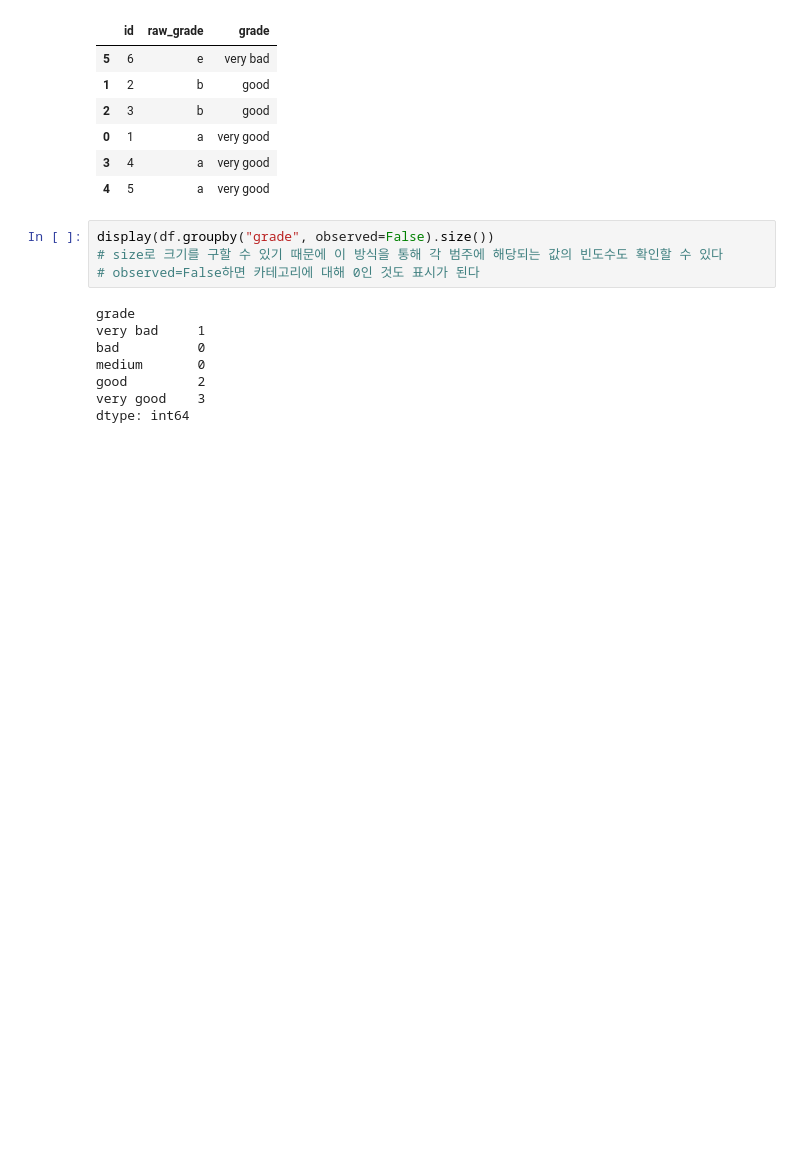
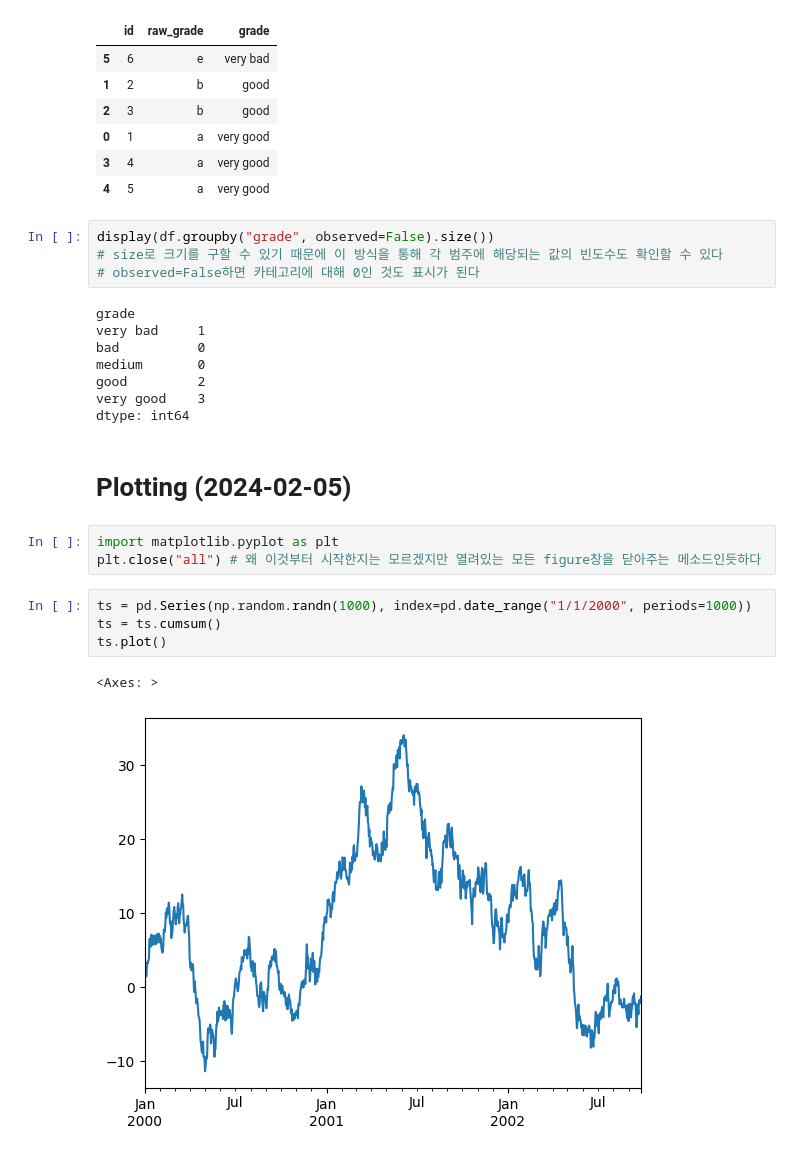
Before and after one commit to kyeob1107/pandas_til, a Jupyter notebook: local_getting_used_pandas.ipynb, the cells around one changed output. Drawn from its saved outputs; the diff is of its cells as text; blank space fills up the shorter version.

```diff
--- a/local_getting_used_pandas.ipynb
+++ b/local_getting_used_pandas.ipynb
@@ -1135,3 +1133,15 @@ medium       0
 good         2
 very good    3
 dtype: int64
+# %% [markdown]
+# Plotting (2024-02-05)
+# %%
+import matplotlib.pyplot as plt
+plt.close("all") # 왜 이것부터 시작한지는 모르겠지만 열려있는 모든 figure창을 닫아주는 메소드인듯하다
+# %%
+ts = pd.Series(np.random.randn(1000), index=pd.date_range("1/1/2000", periods=1000))
+ts = ts.cumsum()
+ts.plot()
+# %% [output]
+<Axes: >
+[figure, added]
```
Also changed, not shown: parts of 67 cells of this notebook.
